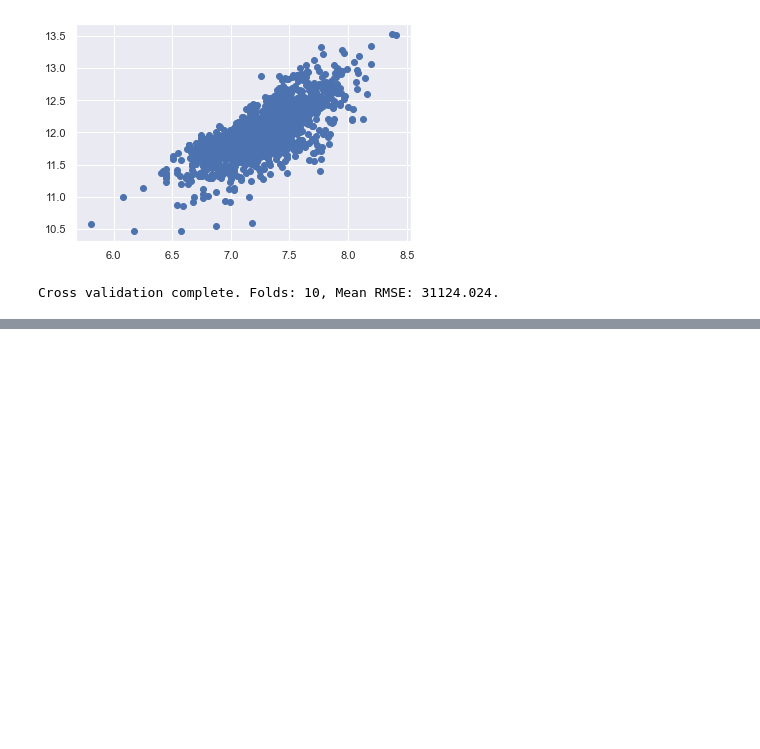
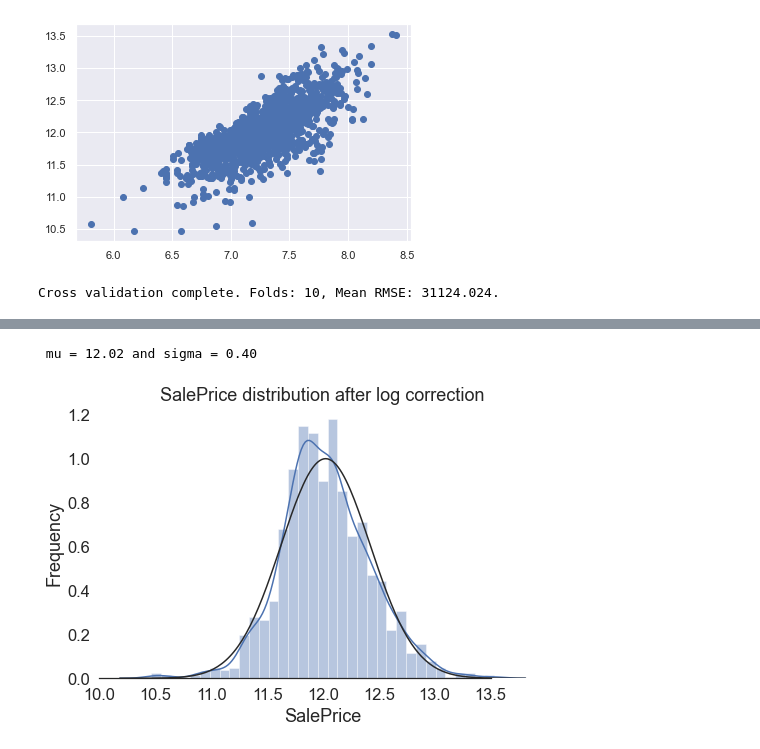
Before and after one commit to AndrejHafner/house-price-prediction, a Jupyter notebook: analysis.ipynb, the cells around one changed output, grey strips where cells are left out. Drawn from its saved outputs; the diff is of its cells as text; code cells hidden in the pictures; blank space fills up the shorter version.

```diff
--- a/analysis.ipynb
+++ b/analysis.ipynb
@@ -265,0 +291,28 @@ Cross validation complete. Folds: 10, Mean RMSE: 31124.024.
+# %%
+df_train["SalePrice"] = np.log1p(df_train["SalePrice"])
+
+
+sns.set_style("white")
+sns.set_color_codes(palette='deep')
+f, ax = plt.subplots(figsize=(8, 5))
+#Check the new distribution
+sns.distplot(df_train['SalePrice'] , fit=stats.norm, color="b")
+
+# Get the fitted parameters used by the function
+(mu, sigma) = stats.norm.fit(df_train['SalePrice'])
+print( '\n mu = {:.2f} and sigma = {:.2f}\n'.format(mu, sigma))
+
+ax.xaxis.grid(False)
+ax.set(ylabel="Frequency")
+ax.set(xlabel="SalePrice")
+ax.set(title="SalePrice distribution after log correction")
+sns.despine(trim=True, left=True)
+
+#Now plot the distribution
+
+plt.savefig("skewness-fixed.png")
+
+plt.show()
+# %% [output]
+ mu = 12.02 and sigma = 0.40
+[figure, added]
```
Also changed, not shown: parts of 4 cells of this notebook, 2 other files.
